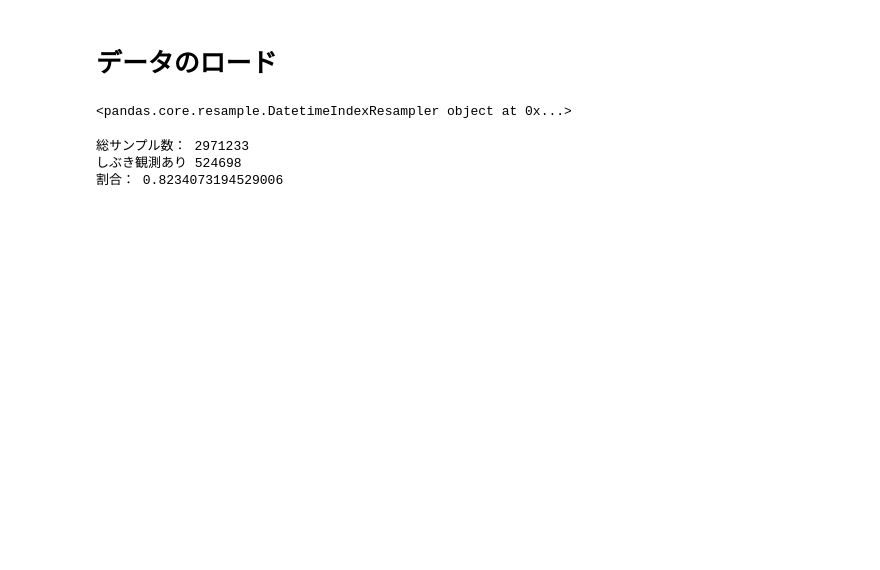
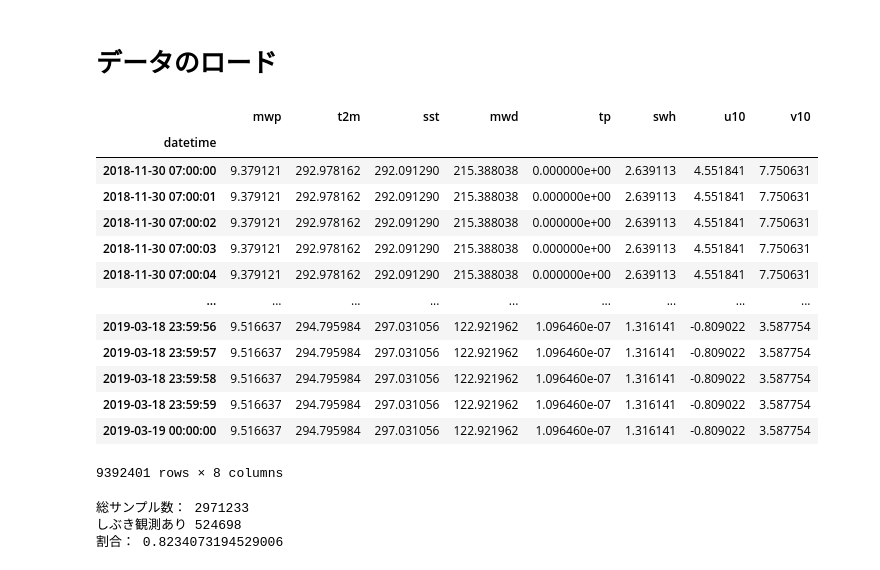
Before and after one commit to supikiti/soturon, a Jupyter notebook: shirase_makedata.ipynb, the cells around one changed output. Cells and saved outputs as stored; diff of their text form; code cells hidden in the pictures; blank space fills up the shorter version.

```diff
--- a/shirase_makedata.ipynb
+++ b/shirase_makedata.ipynb
@@ -17,9 +16,23 @@ era5 = pd.read_pickle("./{c}_era5_filled.pkl".format(c=cruise))[["mwp", "t2m", "
 spc = pd.read_pickle("{c}_spc_all.pkl".format(c=cruise))["SPC_flux[mm]"]
 shirase = pd.read_pickle("./jare60_all.pkl")
 # %%
-era5_resampled = era5.resample("S")
-era5_resampled
+era5_resampled = era5.resample("S").nearest()
+# tpは総和なので平均化
+era5_resampled['tp'] = era5_resampled['tp'] / 3600
 # %% [output]
+|  | mwp | t2m | sst | mwd | tp | swh | u10 | v10 |
+| datetime |  |  |  |  |  |  |  |  |
+| 2018-11-30 07:00:00 | 9.379121 | 292.978162 | 292.091290 | 215.388038 | 0.000000e+00 | 2.639113 | 4.551841 | 7.750631 |
+| 2018-11-30 07:00:01 | 9.379121 | 292.978162 | 292.091290 | 215.388038 | 0.000000e+00 | 2.639113 | 4.551841 | 7.750631 |
+| 2018-11-30 07:00:02 | 9.379121 | 292.978162 | 292.091290 | 215.388038 | 0.000000e+00 | 2.639113 | 4.551841 | 7.750631 |
+| 2018-11-30 07:00:03 | 9.379121 | 292.978162 | 292.091290 | 215.388038 | 0.000000e+00 | 2.639113 | 4.551841 | 7.750631 |
+| 2018-11-30 07:00:04 | 9.379121 | 292.978162 | 292.091290 | 215.388038 | 0.000000e+00 | 2.639113 | 4.551841 | 7.750631 |
+| ... | ... | ... | ... | ... | ... | ... | ... | ... |
+| 2019-03-18 23:59:56 | 9.516637 | 294.795984 | 297.031056 | 122.921962 | 1.096460e-07 | 1.316141 | -0.809022 | 3.587754 |
+| 2019-03-18 23:59:57 | 9.516637 | 294.795984 | 297.031056 | 122.921962 | 1.096460e-07 | 1.316141 | -0.809022 | 3.587754 |
+| 2019-03-18 23:59:58 | 9.516637 | 294.795984 | 297.031056 | 122.921962 | 1.096460e-07 | 1.316141 | -0.809022 | 3.587754 |
+| 2019-03-18 23:59:59 | 9.516637 | 294.795984 | 297.031056 | 122.921962 | 1.096460e-07 | 1.316141 | -0.809022 | 3.587754 |
+| 2019-03-19 00:00:00 | 9.516637 | 294.795984 | 297.031056 | 122.921962 | 1.096460e-07 | 1.316141 | -0.809022 | 3.587754 |
-<pandas.core.resample.DatetimeIndexResampler object at 0x...>
+9392401 rows × 8 columns
 # %%
 shirase_spc = shirase.merge(spc, left_index=True, right_index=True)
```
Also changed, not shown: parts of 90 cells of this notebook, 6 other files.
